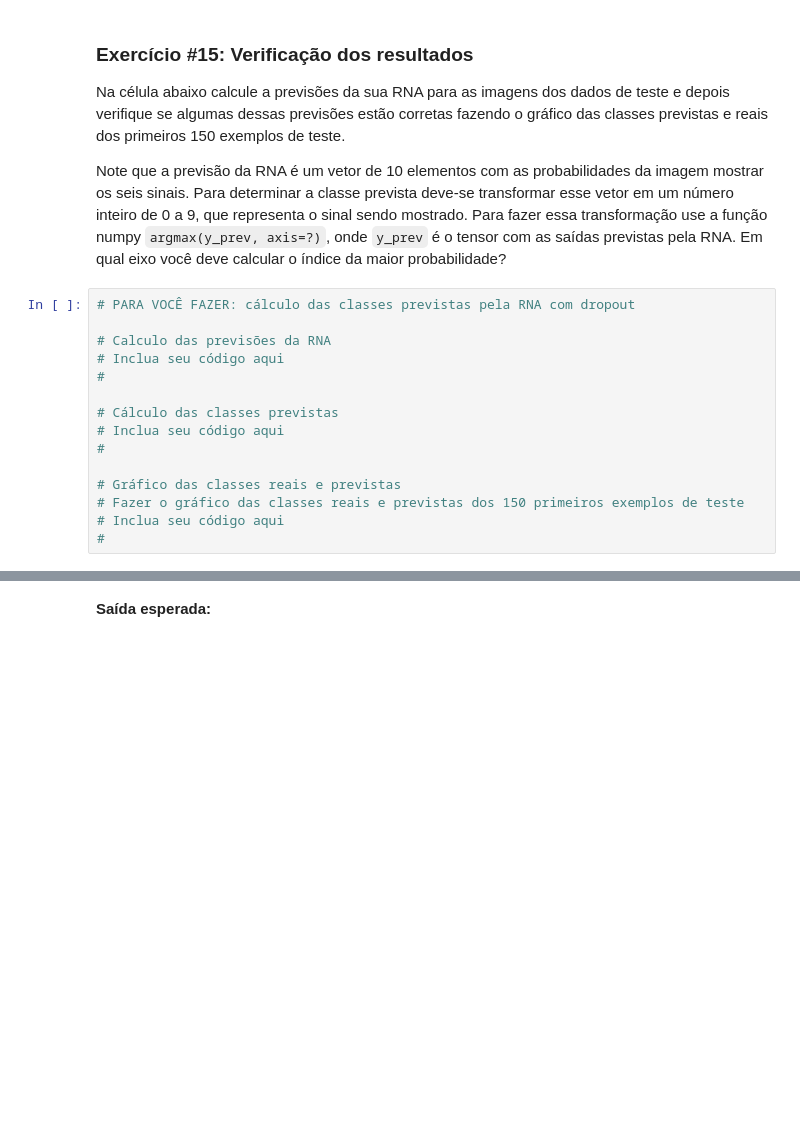
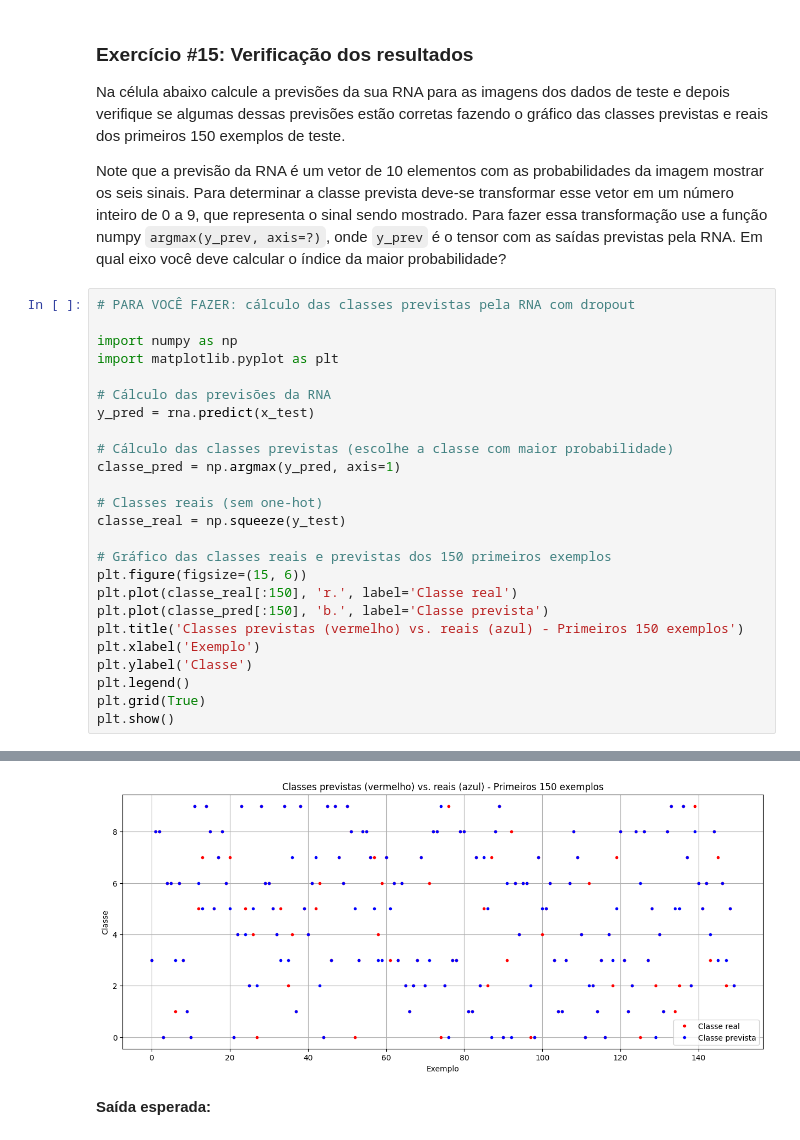
Before and after one commit to wallacecgalvao/Visao_Computacional-T2-Transferencia_de_Aprendizado, a Jupyter notebook: T2_Transferência_aprendizado.ipynb, the cells around one changed output, grey strips where cells are left out. Saved outputs shown, nothing was run; the diff lists cells and outputs as text; blank space fills up the shorter version.

```diff
--- a/T2_Transferência_aprendizado.ipynb
+++ b/T2_Transferência_aprendizado.ipynb
@@ -703,18 +982,29 @@ Observa-se que para eliminar esse problema de overfitting teríamos que introduz
 Na célula abaixo calcule a previsões da sua RNA para as imagens dos dados de teste e depois verifique se algumas dessas previsões estão corretas fazendo o gráfico das classes previstas e reais dos primeiros 150 exemplos de teste.
 
 Note que a previsão da RNA é um vetor de 10 elementos com as probabilidades da imagem mostrar os seis sinais. Para determinar a classe prevista deve-se transformar esse vetor em um número inteiro de 0 a 9, que representa o sinal sendo mostrado. Para fazer essa transformação use a função numpy `argmax(y_prev, axis=?)`, onde `y_prev` é o tensor com as saídas previstas pela RNA. Em qual eixo você deve calcular o índice da maior probabilidade?
-# %%
-# PARA VOCÊ FAZER: cálculo das classes previstas pela RNA com dropout
-
-# Calculo das previsões da RNA
-# Inclua seu código aqui
-#
-
-# Cálculo das classes previstas
-# Inclua seu código aqui
-#
-
-# Gráfico das classes reais e previstas
-# Fazer o gráfico das classes reais e previstas dos 150 primeiros exemplos de teste
-# Inclua seu código aqui
-#
+# %%
+# PARA VOCÊ FAZER: cálculo das classes previstas pela RNA com dropout
+
+import numpy as np
+import matplotlib.pyplot as plt
+
+# Cálculo das previsões da RNA
+y_pred = rna.predict(x_test)
+
+# Cálculo das classes previstas (escolhe a classe com maior probabilidade)
+classe_pred = np.argmax(y_pred, axis=1)
+
+# Classes reais (sem one-hot)
+classe_real = np.squeeze(y_test)
+
+# Gráfico das classes reais e previstas dos 150 primeiros exemplos
+plt.figure(figsize=(15, 6))
+plt.plot(classe_real[:150], 'r.', label='Classe real')
+plt.plot(classe_pred[:150], 'b.', label='Classe prevista')
+plt.title('Classes previstas (vermelho) vs. reais (azul) - Primeiros 150 exemplos')
+plt.xlabel('Exemplo')
+plt.ylabel('Classe')
+plt.legend()
+plt.grid(True)
+plt.show()
+# %% [output]
@@ -721,3 +1012,4 @@ Note que a previsão da RNA é um vetor de 10 elementos com as probabilidades da
+[figure, added]
 # %% [markdown]
 **Saída esperada:**
 # %% [markdown]
```
Also changed, not shown: parts of 31 cells of this notebook.
